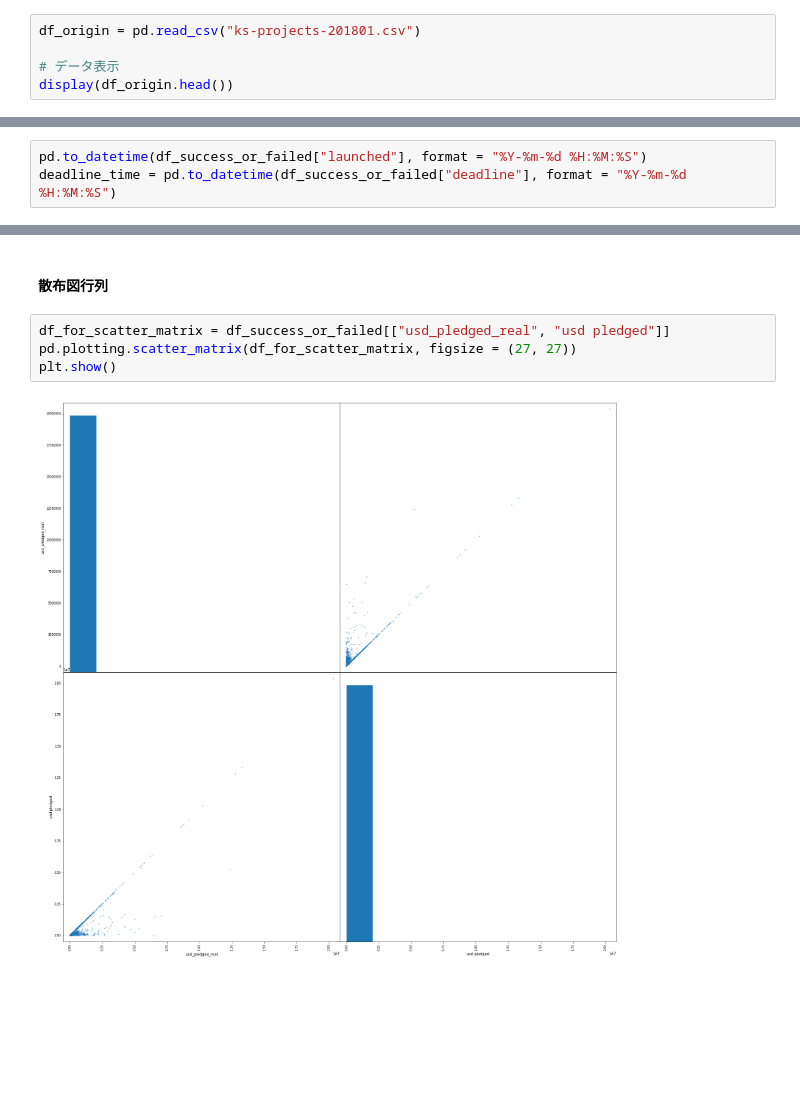
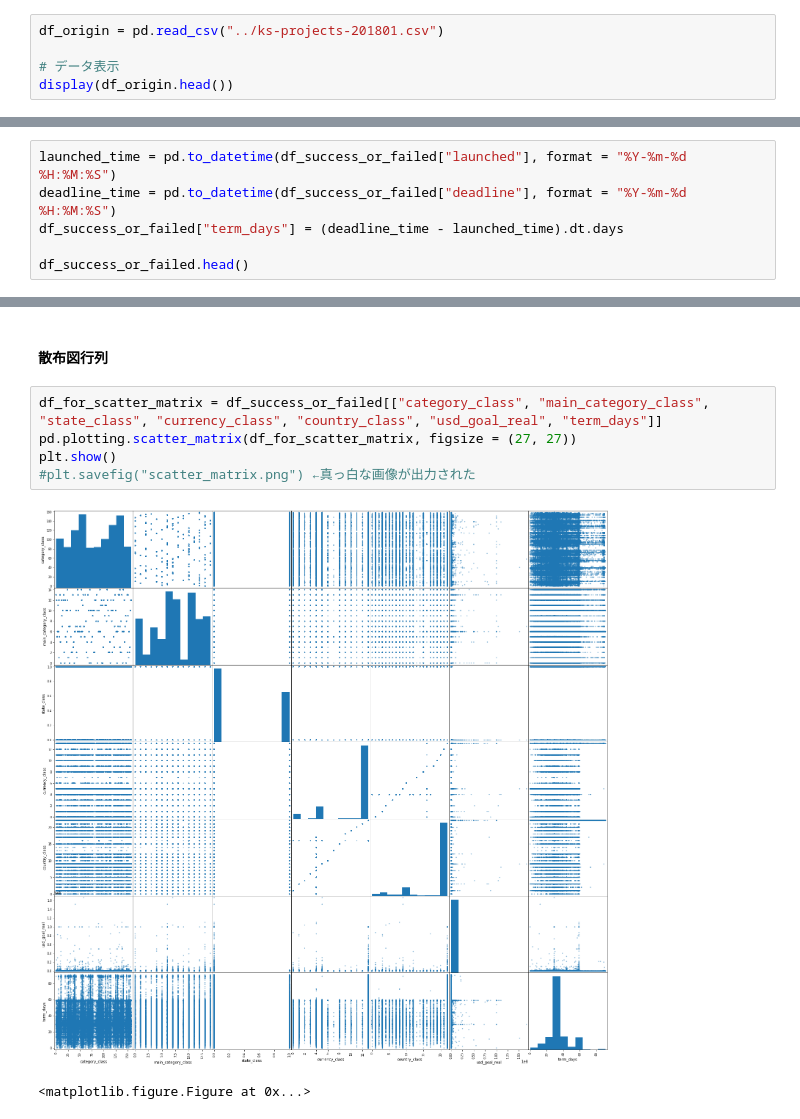
Before and after one commit to a-ozaki-a-ozaki-a-ozaki/KagawaAI_Homework, a Jupyter notebook: Day1_work_a-ozaki.ipynb, the cells around one changed output, grey strips where cells are left out. Saved outputs shown, nothing was run; the diff lists cells and outputs as text; blank space fills up the shorter version.

```diff
--- a/Day1_work_a-ozaki.ipynb
+++ b/Day1_work_a-ozaki.ipynb
@@ -7,7 +8,7 @@ from sklearn.linear_model import LinearRegression
 # %% [markdown]
 ### 1. データの読み込み
 # %%
-df_origin = pd.read_csv("ks-projects-201801.csv")
+df_origin = pd.read_csv("../ks-projects-201801.csv")
 
 # データ表示
 display(df_origin.head())
@@ -139,5 +140,8 @@ for col in ["pledged", "backers", "usd pledged", "usd_pledged_real", "goal"]:
 「launched」と「deadline」はこのままでは使えないので、
 「launched」と「deadline」から「クラウドファンディング期間」という新しい説明変数を作る
 # %%
-pd.to_datetime(df_success_or_failed["launched"], format = "%Y-%m-%d %H:%M:%S")
+launched_time = pd.to_datetime(df_success_or_failed["launched"], format = "%Y-%m-%d %H:%M:%S")
 deadline_time = pd.to_datetime(df_success_or_failed["deadline"], format = "%Y-%m-%d %H:%M:%S")
+df_success_or_failed["term_days"] = (deadline_time - launched_time).dt.days
+
+df_success_or_failed.head()
@@ -146,8 +157,10 @@ deadline_time = pd.to_datetime(df_success_or_failed["deadline"], format = "%Y-%m
 # %% [markdown]
 #### 散布図行列
 # %%
-df_for_scatter_matrix = df_success_or_failed[["usd_pledged_real", "usd pledged"]]
+df_for_scatter_matrix = df_success_or_failed[["category_class", "main_category_class", "state_class", "currency_class", "country_class", "usd_goal_real", "term_days"]]
 pd.plotting.scatter_matrix(df_for_scatter_matrix, figsize = (27, 27))
 plt.show()
+#plt.savefig("scatter_matrix.png") ←真っ白な画像が出力された
 # %% [output]
-[figure, old version]
+[figure, new version]
+<matplotlib.figure.Figure at 0x...>
```
Also changed, not shown: parts of 17 cells of this notebook.
